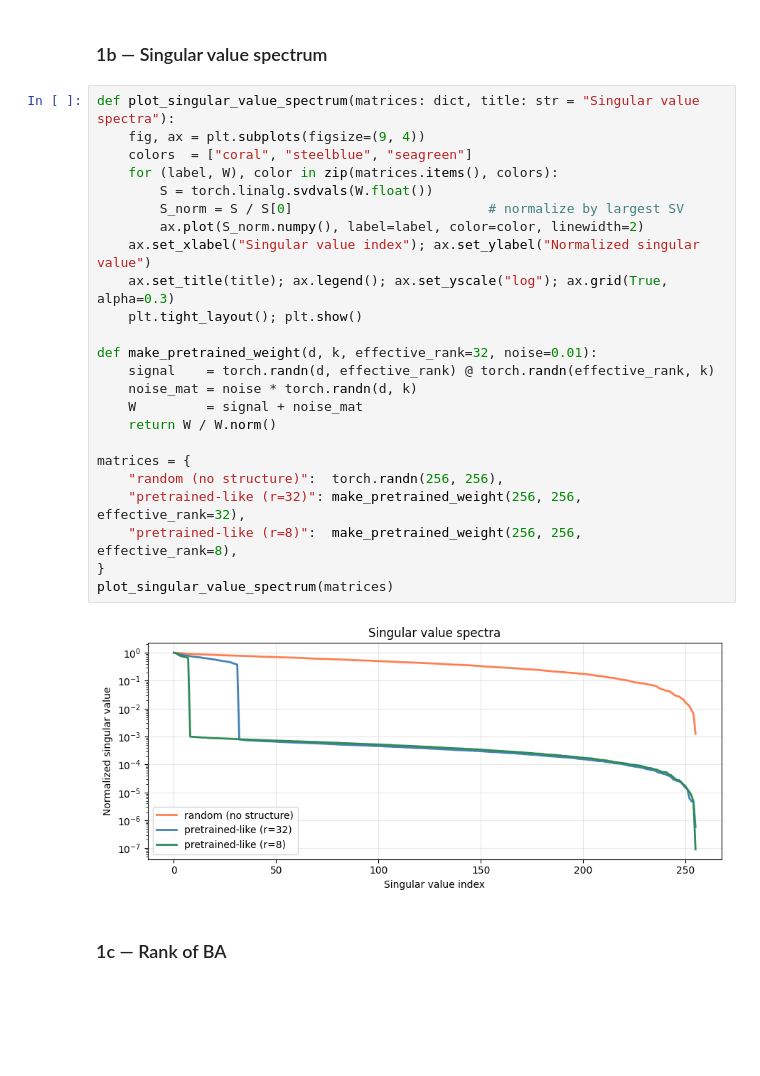
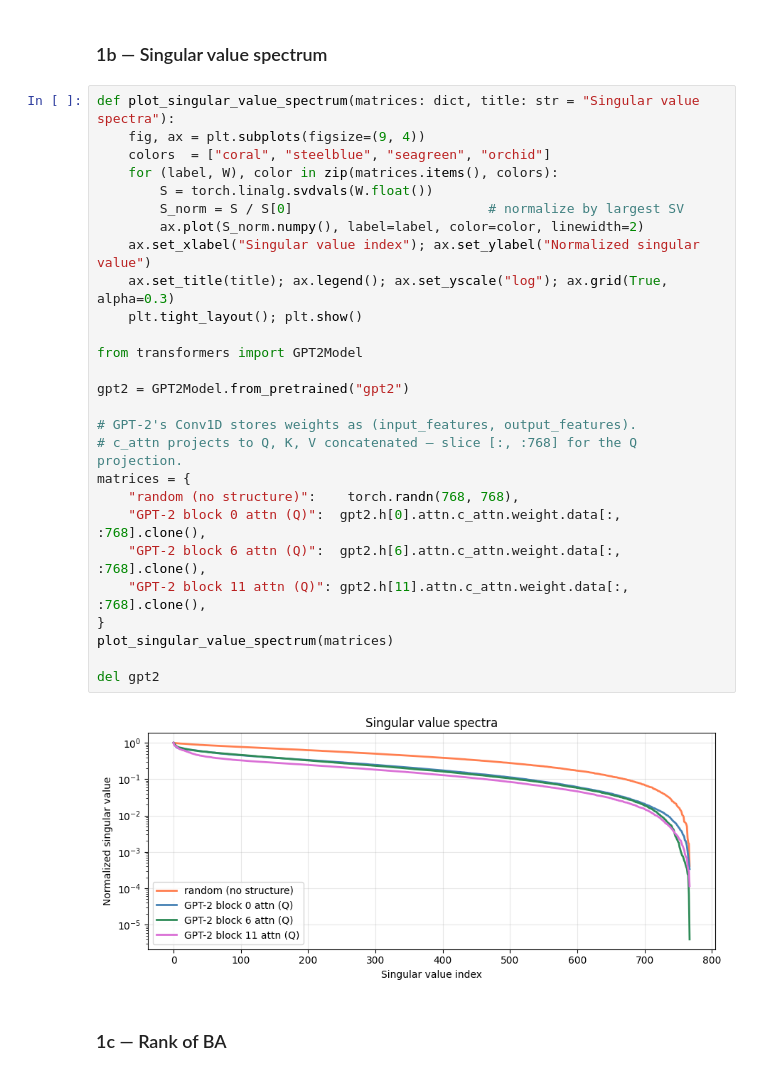
Before and after one commit to jerrickhoang/pytorch_algorithms, a Jupyter notebook: training/lora_solution.ipynb, the cells around one changed output. Drawn from its saved outputs; the diff is of its cells as text; blank space fills up the shorter version.

```diff
--- a/training/lora_solution.ipynb
+++ b/training/lora_solution.ipynb
@@ -99,29 +99,32 @@ r=128  random: 0.895  low-rank: 1.000
 # %%
 def plot_singular_value_spectrum(matrices: dict, title: str = "Singular value spectra"):
     fig, ax = plt.subplots(figsize=(9, 4))
-    colors  = ["coral", "steelblue", "seagreen"]
+    colors  = ["coral", "steelblue", "seagreen", "orchid"]
     for (label, W), color in zip(matrices.items(), colors):
         S = torch.linalg.svdvals(W.float())
         S_norm = S / S[0]                         # normalize by largest SV
         ax.plot(S_norm.numpy(), label=label, color=color, linewidth=2)
     ax.set_xlabel("Singular value index"); ax.set_ylabel("Normalized singular value")
     ax.set_title(title); ax.legend(); ax.set_yscale("log"); ax.grid(True, alpha=0.3)
     plt.tight_layout(); plt.show()
 
-def make_pretrained_weight(d, k, effective_rank=32, noise=0.01):
-    signal    = torch.randn(d, effective_rank) @ torch.randn(effective_rank, k)
-    noise_mat = noise * torch.randn(d, k)
-    W         = signal + noise_mat
-    return W / W.norm()
+from transformers import GPT2Model
 
+gpt2 = GPT2Model.from_pretrained("gpt2")
+
+# GPT-2's Conv1D stores weights as (input_features, output_features).
+# c_attn projects to Q, K, V concatenated — slice [:, :768] for the Q projection.
 matrices = {
-    "random (no structure)":  torch.randn(256, 256),
-    "pretrained-like (r=32)": make_pretrained_weight(256, 256, effective_rank=32),
-    "pretrained-like (r=8)":  make_pretrained_weight(256, 256, effective_rank=8),
+    "random (no structure)":    torch.randn(768, 768),
+    "GPT-2 block 0 attn (Q)":  gpt2.h[0].attn.c_attn.weight.data[:, :768].clone(),
+    "GPT-2 block 6 attn (Q)":  gpt2.h[6].attn.c_attn.weight.data[:, :768].clone(),
+    "GPT-2 block 11 attn (Q)": gpt2.h[11].attn.c_attn.weight.data[:, :768].clone(),
 }
 plot_singular_value_spectrum(matrices)
+
+del gpt2
 # %% [output]
-[figure, old version]
+[figure, new version]
 # %% [markdown]
 ### 1c — Rank of BA
 # %%
```
Also changed, not shown: parts of 1 cell of this notebook, 1 other file.
